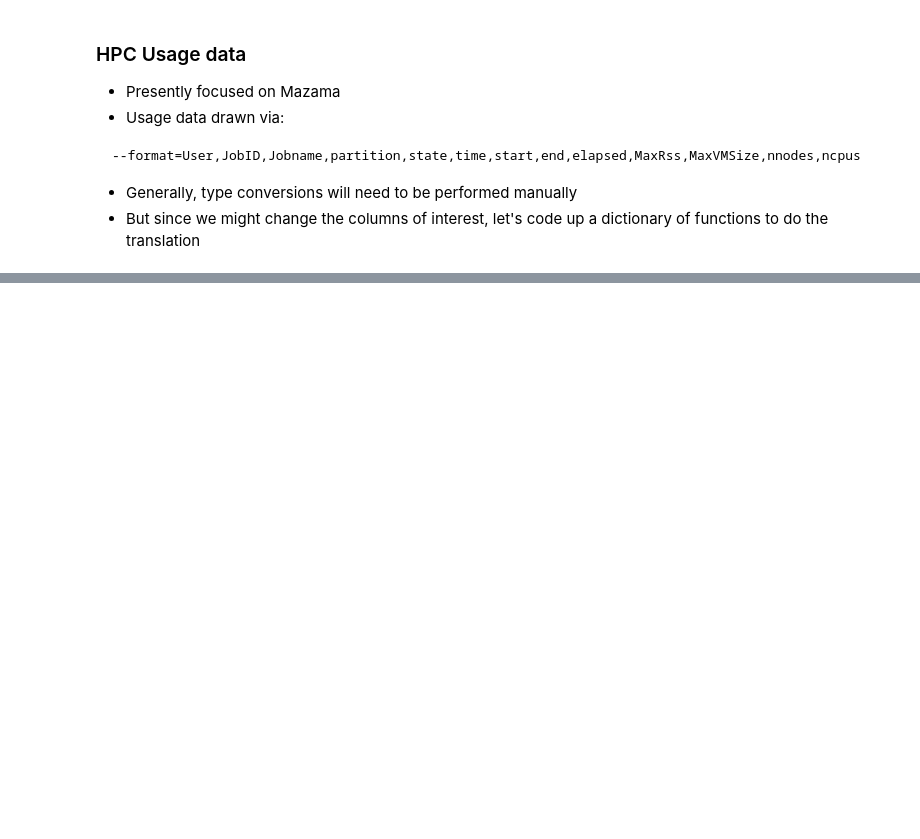
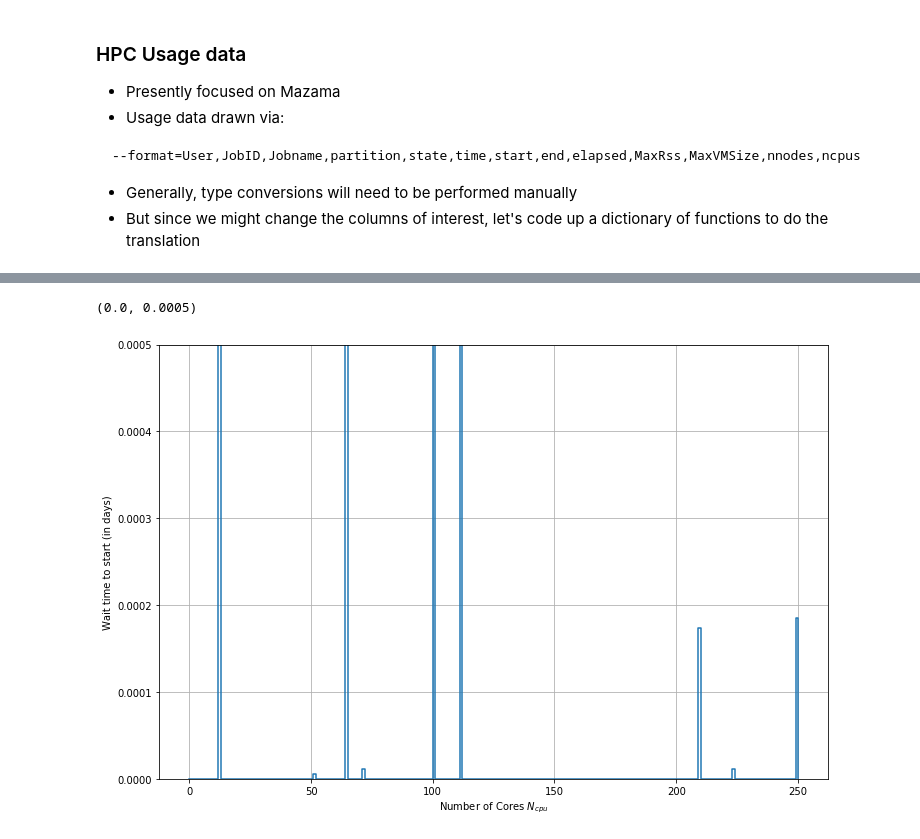
Before and after one commit to jeffersonscientific/HPC_analytics, a Jupyter notebook: Mazama_usage_analysis.ipynb, the cells around one changed output, grey strips where cells are left out. Cells and saved outputs as stored; diff of their text form; code cells hidden in the pictures; blank space fills up the shorter version.

```diff
--- a/Mazama_usage_analysis.ipynb
+++ b/Mazama_usage_analysis.ipynb
@@ -511,0 +586,36 @@ Text(0.5, 0, 'Job length $t$ [days]')
+# %%
+#
+# make a step-function of median wait times:
+#step_meds = [[0,0]]
+step_meds=[]
+for x,y in zip(Ns_cpu, wait_stats['median']):
+    #x0 = step_meds[-1][0]
+    step_meds += [[x-1, 0], [x-1, y], [x,y], [x,0]]
+step_meds = numpy.array(step_meds)
+#
+fg = plt.figure(figsize=(12,8))
+#ax1 = plt.subplot('211')
+ax1 = plt.subplot('111')
+#ax2 = plt.subplot('212', sharex=ax1)
+#
+#ln, = ax1.plot(Ns_cpu, wait_stats['mean'])
+clr = ln.get_color()
+#ax1.plot(Ns_cpu, wait_stats['median'], color=clr, ls='-')
+#ax1.plot(Ns_cpu, wait_stats['mean'], color=None, ls='--')
+#ax1.fill_between(Ns_cpu, wait_stats['median'], wait_stats['median']+wait_stats['stdev'], color=clr, alpha=.2)
+ax1.plot(*step_meds.T, ls='-', marker='')
+#ax1.plot(Ns_cpu, wait_stats['median'], marker='o', ls='')
+
+#ax2.plot(data_df['NCPUS'], delta_ts, ls='', marker='.')
+#
+ax1.grid()
+ax1.set_xlabel('Number of Cores $N_{cpu}$')
+ax1.set_ylabel('Wait time to start (in days)')
+ax1.set_ylim(0., .0005)
+#ax1.set_yscale('log')
+#
+#ax2.set_ylim(-.1,1.05*max(delta_ts) )
+#ax2.grid()
+# %% [output]
+(0.0, 0.0005)
+[figure, added]
```
Also changed, not shown: parts of 18 cells of this notebook, 1 other file.
